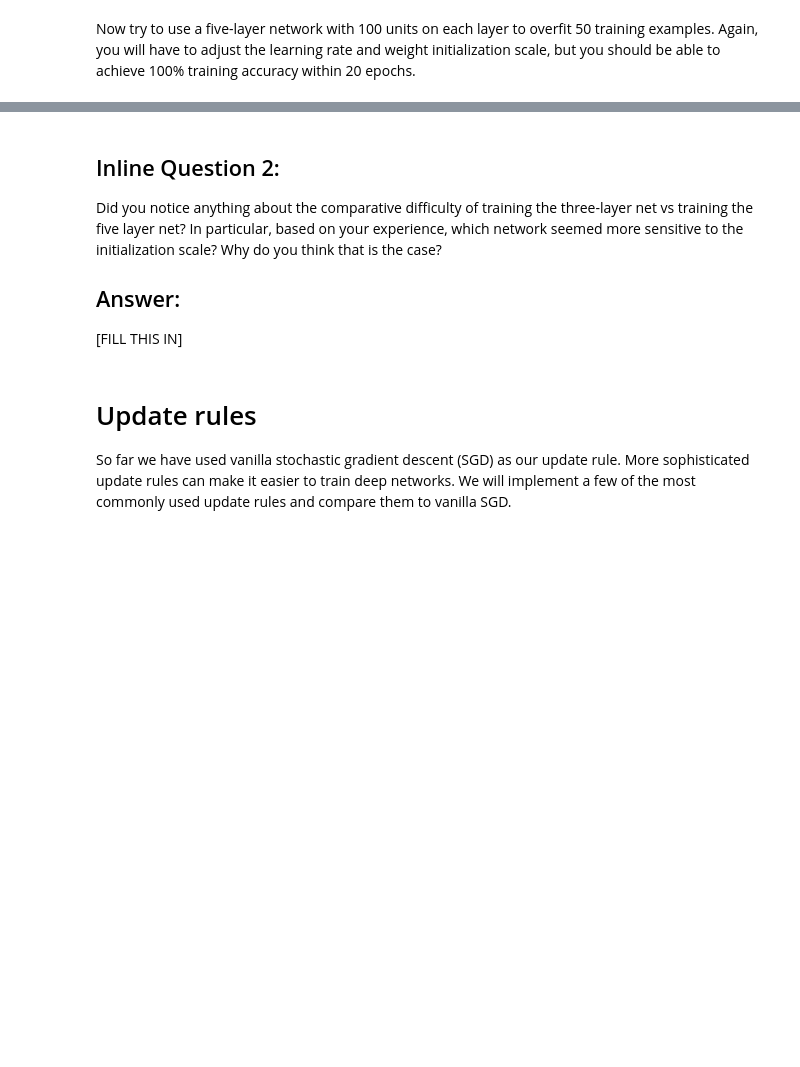
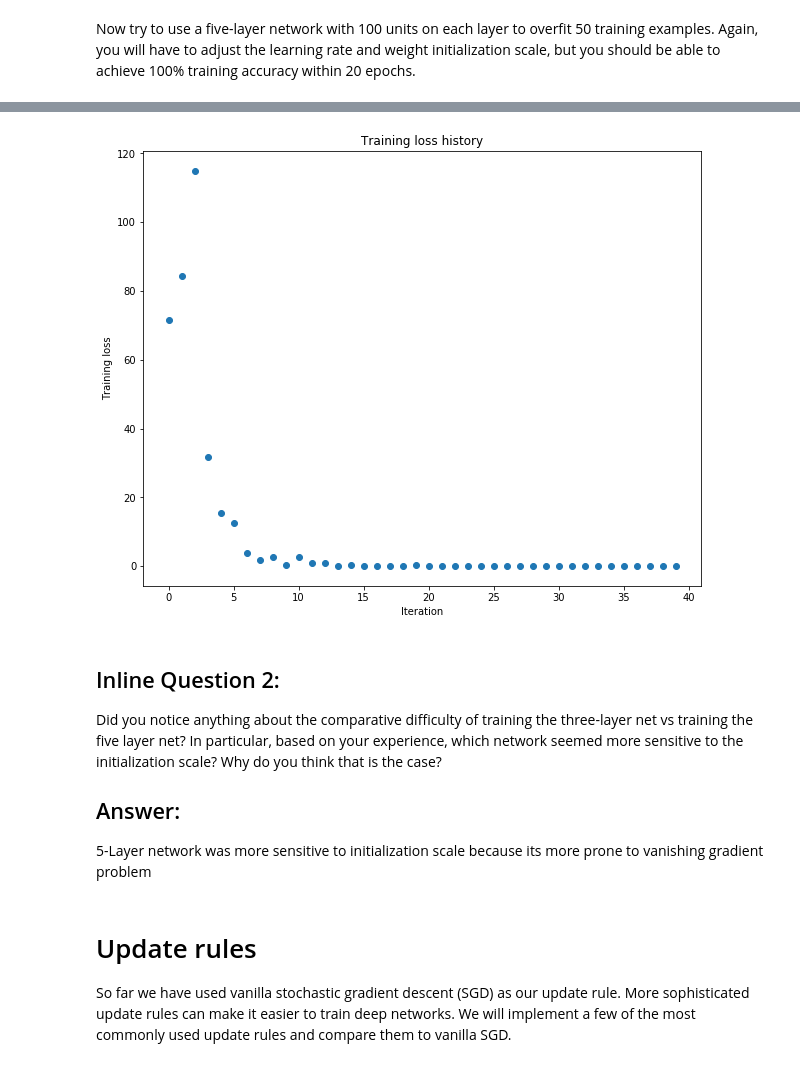
Before and after one commit to sheetalgiri/stanford-cs321n, a Jupyter notebook: assignment2/FullyConnectedNets.ipynb, the cells around one changed output, grey strips where cells are left out. Drawn from its saved outputs; the diff is of its cells as text; code cells hidden in the pictures; blank space fills up the shorter version.

```diff
--- a/assignment2/FullyConnectedNets.ipynb
+++ b/assignment2/FullyConnectedNets.ipynb
@@ -518,7 +518,7 @@ small_data = {
   'y_val': data['y_val'],
 }
 
-learning_rate = 0.003 # Experiment with this!
+learning_rate = 0.001 # Experiment with this!
 weight_scale = 0.091   # Experiment with this!
 model = FullyConnectedNet([100, 100, 100, 100],
                 weight_scale=weight_scale, dtype=np.float64)
@@ -536,3 +536,4 @@ plt.title('Training loss history')
 plt.xlabel('Iteration')
 plt.ylabel('Training loss')
 plt.show()
+# %% [output]
@@ -539,9 +557,10 @@ plt.show()
+[figure, added]
 # %% [markdown]
 ## Inline Question 2:
 Did you notice anything about the comparative difficulty of training the three-layer net vs training the five layer net? In particular, based on your experience, which network seemed more sensitive to the initialization scale? Why do you think that is the case?
 
 ## Answer:
-[FILL THIS IN]
+5-Layer network was more sensitive to initialization scale because its more prone to vanishing gradient problem
 # %% [markdown]
 # Update rules
 So far we have used vanilla stochastic gradient descent (SGD) as our update rule. More sophisticated update rules can make it easier to train deep networks. We will implement a few of the most commonly used update rules and compare them to vanilla SGD.
```
Also changed, not shown: parts of 7 cells of this notebook, 3 other files.
